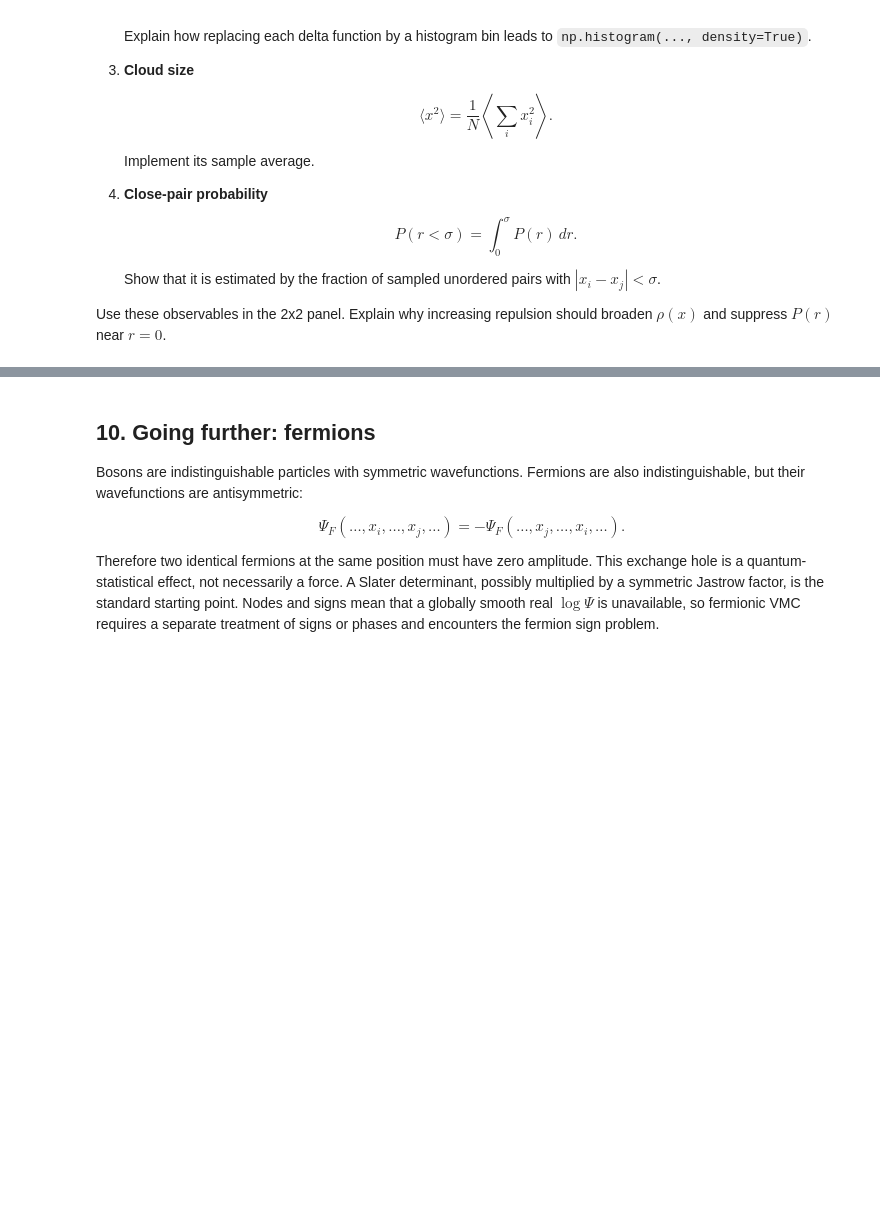
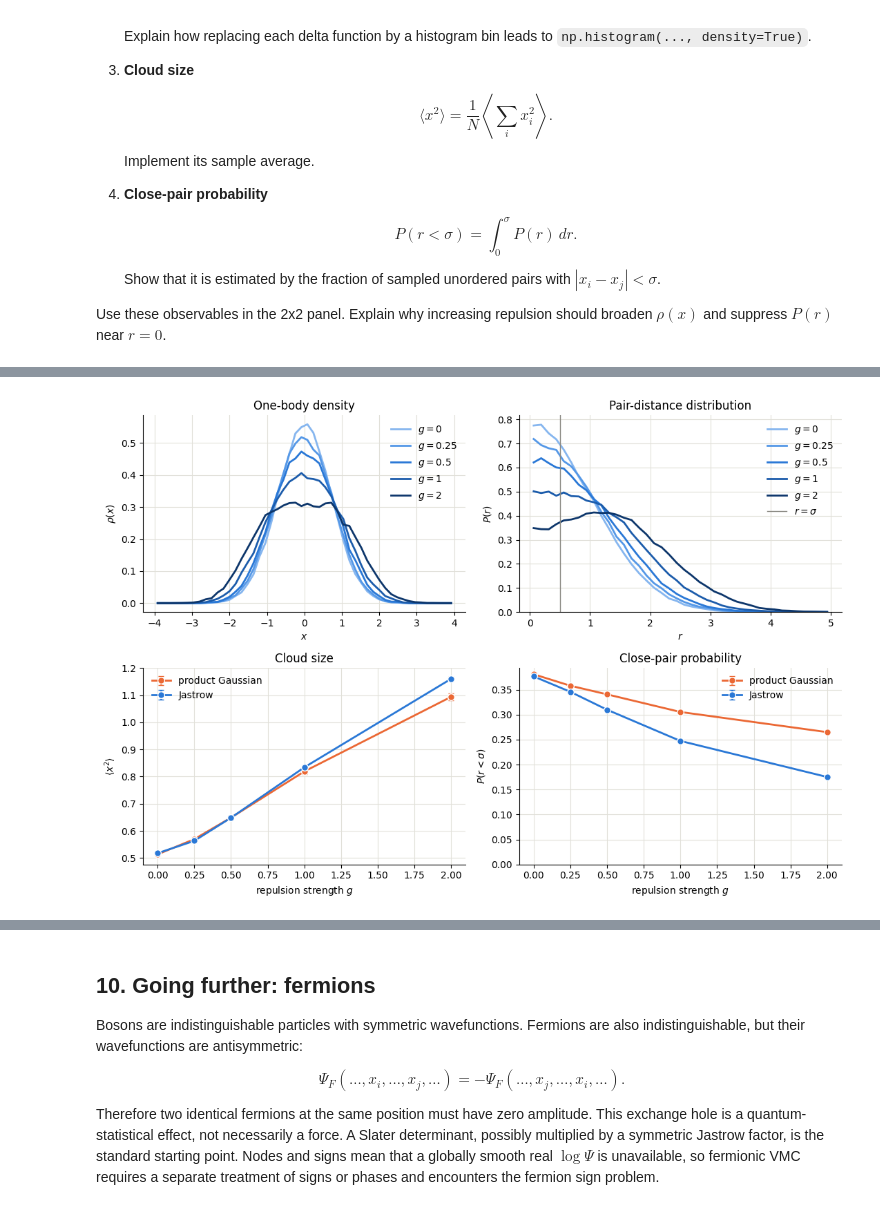
Before and after one commit to FrancescoMinisini/TPIV1, a Jupyter notebook: Countinuos/VMC.ipynb, the cells around one changed output, grey strips where cells are left out. Drawn from its saved outputs; the diff is of its cells as text; code cells hidden in the pictures; blank space fills up the shorter version.

```diff
--- a/Countinuos/VMC.ipynb
+++ b/Countinuos/VMC.ipynb
@@ -590,24 +750,81 @@ Use these observables in the 2x2 panel. Explain why increasing repulsion should
 # %%
 def one_body_density(samples, bins):
     # TODO return histogram centers and density normalized to one
-    pass
+    density, edges = np.histogram(samples.ravel(), bins=bins, density=True)
+    centers = .5*(edges[1:] + edges[:-1])
+    return centers, density
 
 def pair_distances(samples):
     # TODO return all absolute distances |x_i - x_j| with i < j
-    pass
+    # shape (n_samples, n_pairs)
+    i, j = np.triu_indices(samples.shape[1], k=1)
+    return np.abs(samples[:, i] - samples[:, j])
 
 def mean_square_position(samples):
     # TODO estimate <x^2> per particle
-    pass
+    # one value per configuration, then mean and error with the blocking of estimate_energy
+    return estimate_energy(np.mean(np.power(samples,2), axis=1))
+
+def close_pair_probability(samples, interaction_range):
+    # fraction of the pairs closer than interaction_range, with its error
+    return estimate_energy(np.mean(pair_distances(samples) < interaction_range, axis=1))
 
 # Suggested scan parameters. More samples reduce histogram noise.
-# coupling_values = np.array([0.0, 0.25, 0.5, 1.0, 2.0])
-# scan_sample_count = 30000
-# scan_discard_count = 2000
-# scan_step_size = 0.8
-# scan_jastrow_strength = 0.2
+# coupling_values is the one of section 8.
+scan_sample_count = 30000
+scan_discard_count = 2000
+scan_step_size = 0.8
+# scan_jastrow_strength is not used: with fixed a and c the samples would not depend on g,
+# so every coupling is sampled with the a and c optimized for it in section 8
 
 # TODO sample each coupling value with a fixed Jastrow protocol.
+scan_samples = []
+for raw_params in jastrow_params:
+    logpsi = lambda x: logpsi_interacting(raw_params, x, jastrow_range)
+    scan_samples.append(sample_mcmc(logpsi, n_particles, scan_sample_count, scan_discard_count, scan_step_size))
+
+cloud_size = np.array([mean_square_position(samples) for samples in scan_samples])
+close_pairs = np.array([close_pair_probability(samples, interaction_range) for samples in scan_samples])
+# same observables for the optimized product Gaussian, from the runs of section 8
+product_cloud_size = np.array([mean_square_position(run[0]) for run in product_runs])
+product_close_pairs = np.array([close_pair_probability(run[0], interaction_range) for run in product_runs])
+
+print("    g   <x^2> Jastrow      <x^2> product      P(r<sigma) Jastrow   P(r<sigma) product")
+for k, g in enumerate(coupling_values):
+    print(f"{g:5.2f}   {cloud_size[k,0]:.3f} +- {cloud_size[k,1]:.3f}    {product_cloud_size[k,0]:.3f} +- {product_cloud_size[k,1]:.3f}"
+          f"    {close_pairs[k,0]:.3f} +- {close_pairs[k,1]:.3f}      {product_close_pairs[k,0]:.3f} +- {product_close_pairs[k,1]:.3f}")
+
 # TODO create a 2x2 panel with density, pair-distance distribution,
 # TODO cloud size <x^2>, and close-pair probability P(r < sigma).
-# TODO explain how the plots demonstrate cloud broadening and pair suppression.
+# one blue per coupling, from light (g = 0) to dark (largest g)
+coupling_colors = ["#86b6ef", "#5598e7", "#2a78d6", "#1c5cab", "#0d366b"]
+
+fig, axes = plt.subplots(2, 2, figsize=(11, 7.5))
+(ax_rho, ax_pair), (ax_size, ax_close) = axes
+
+for g, samples, color in zip(coupling_values, scan_samples, coupling_colors):
+    centers, density = one_body_density(samples, np.linspace(-4, 4, 51))
+    ax_rho.plot(centers, density, color=color, label=f"$g={g:g}$")
+    pair_density, edges = np.histogram(pair_distances(samples).ravel(), bins=np.linspace(0, 5, 41), density=True)
+    ax_pair.plot(.5*(edges[1:] + edges[:-1]), pair_density, color=color, label=f"$g={g:g}$")
+ax_rho.set(xlabel="$x$", ylabel=r"$\rho(x)$", title="One-body density")
+ax_rho.legend(frameon=False)
+ax_pair.axvline(interaction_range, color=C_REF, linewidth=1, label=r"$r=\sigma$")
+ax_pair.set(xlabel="$r$", ylabel="$P(r)$", title="Pair-distance distribution")
+ax_pair.set_ylim(bottom=0)
+ax_pair.legend(frameon=False)
+
+ax_size.errorbar(coupling_values, product_cloud_size[:,0], yerr=product_cloud_size[:,1], fmt="o-", color=C_EXACT, markersize=7, markeredgecolor="white", capsize=3, label="product Gaussian")
+ax_size.errorbar(coupling_values, cloud_size[:,0], yerr=cloud_size[:,1], fmt="o-", color=C_VMC, markersize=7, markeredgecolor="white", capsize=3, label="Jastrow")
+ax_size.set(xlabel="repulsion strength $g$", ylabel=r"$\langle x^2\rangle$", title="Cloud size")
+ax_size.legend(frameon=False)
+
+ax_close.errorbar(coupling_values, product_close_pairs[:,0], yerr=product_close_pairs[:,1], fmt="o-", color=C_EXACT, markersize=7, markeredgecolor="white", capsize=3, label="product Gaussian")
+ax_close.errorbar(coupling_values, close_pairs[:,0], yerr=close_pairs[:,1], fmt="o-", color=C_VMC, markersize=7, markeredgecolor="white", capsize=3, label="Jastrow")
+ax_close.set(xlabel="repulsion strength $g$", ylabel=r"$P(r<\sigma)$", title="Close-pair probability")
+ax_close.set_ylim(bottom=0)
+ax_close.legend(frameon=False)
+
+fig.tight_layout()
+plt.show()
+# %% [output]
@@ -613,0 +837 @@ def mean_square_position(samples):
+[figure, added]
```
Also changed, not shown: parts of 11 cells of this notebook.
